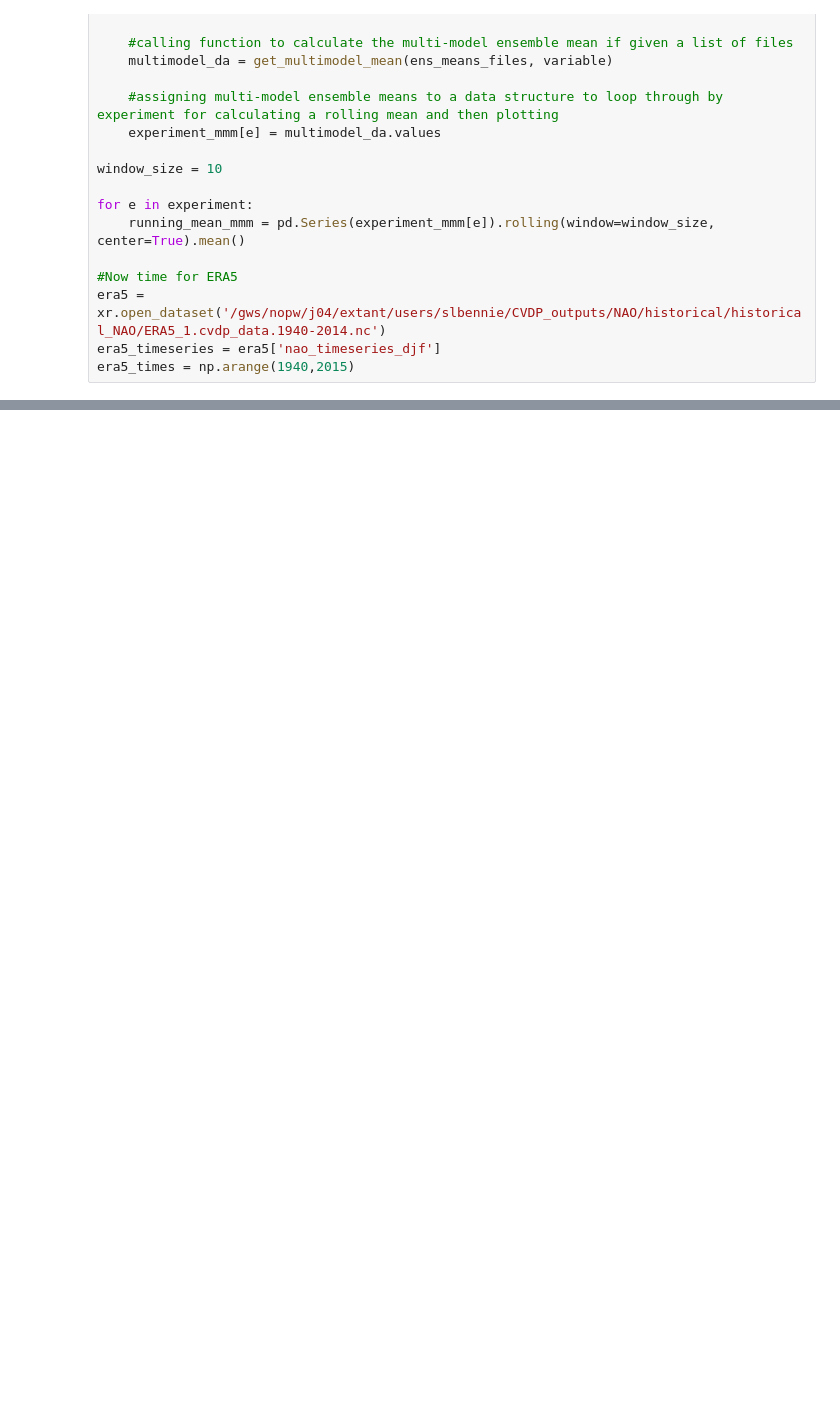
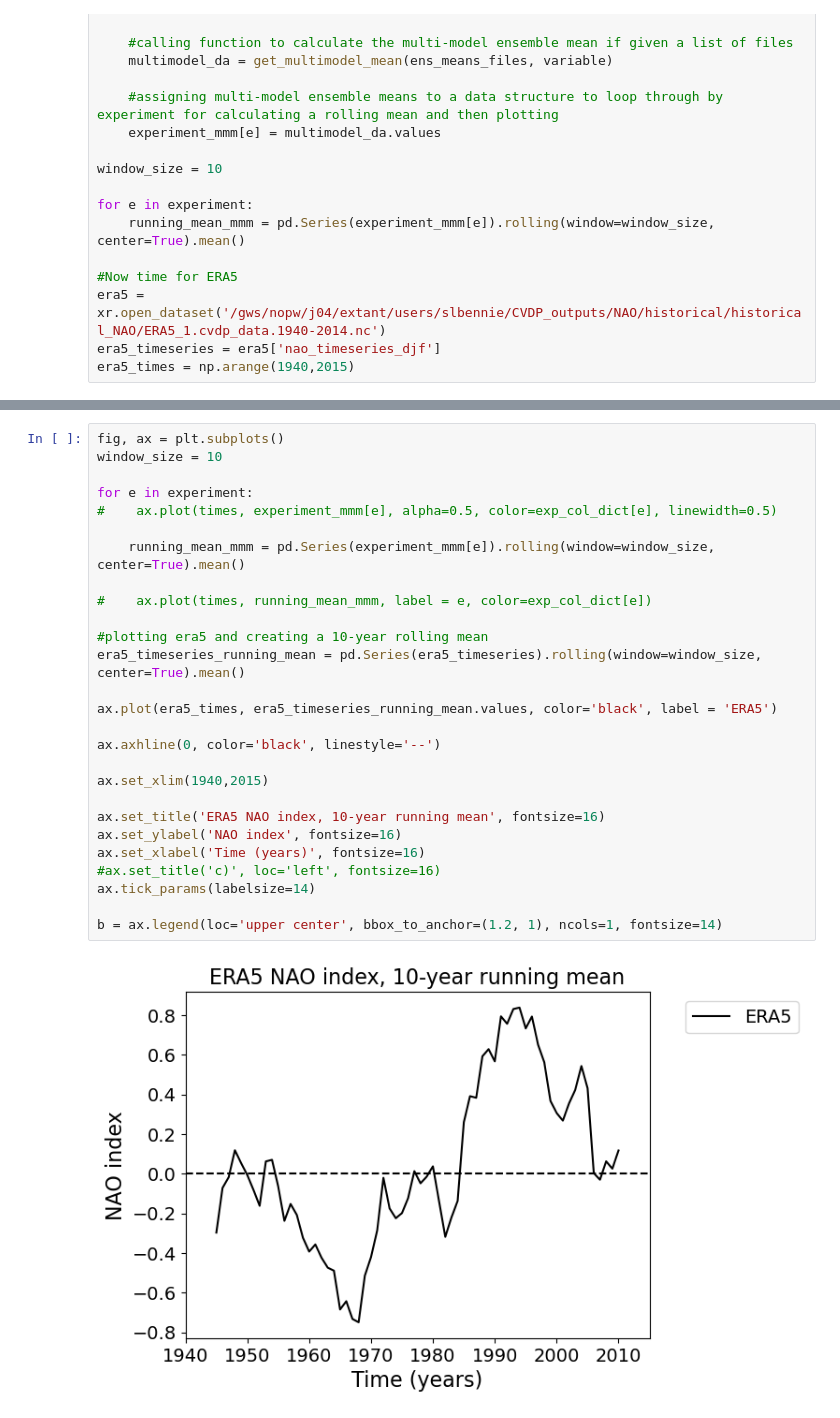
Before and after one commit to slbennie/scripts_trend_projections, a Jupyter notebook: NAtlantic_WG/NAO_community_paper_plotting/Trend_BF_analysis_1850-2014_updated_with_projections.ipynb, the cells around one changed output, grey strips where cells are left out. Drawn from its saved outputs; the diff is of its cells as text; blank space fills up the shorter version.

```diff
--- a/NAtlantic_WG/NAO_community_paper_plotting/Trend_BF_analysis_1850-2014_updated_with_projections.ipynb
+++ b/NAtlantic_WG/NAO_community_paper_plotting/Trend_BF_analysis_1850-2014_updated_with_projections.ipynb
@@ -290,3 +293,32 @@ plt.savefig('NAO_community_paper_plots_updated_projection_methodology/NAtlantic_
+# %%
+fig, ax = plt.subplots()
+window_size = 10
+
+for e in experiment:
+#    ax.plot(times, experiment_mmm[e], alpha=0.5, color=exp_col_dict[e], linewidth=0.5)
+
+    running_mean_mmm = pd.Series(experiment_mmm[e]).rolling(window=window_size, center=True).mean()
+
+#    ax.plot(times, running_mean_mmm, label = e, color=exp_col_dict[e])
+
+#plotting era5 and creating a 10-year rolling mean
+era5_timeseries_running_mean = pd.Series(era5_timeseries).rolling(window=window_size, center=True).mean()
+
+ax.plot(era5_times, era5_timeseries_running_mean.values, color='black', label = 'ERA5')
+
+ax.axhline(0, color='black', linestyle='--')
+
+ax.set_xlim(1940,2015)
+
+ax.set_title('ERA5 NAO index, 10-year running mean', fontsize=16)
+ax.set_ylabel('NAO index', fontsize=16)
+ax.set_xlabel('Time (years)', fontsize=16)
+#ax.set_title('c)', loc='left', fontsize=16)
+ax.tick_params(labelsize=14)
+
+b = ax.legend(loc='upper center', bbox_to_anchor=(1.2, 1), ncols=1, fontsize=14)
+# %% [output]
+[figure, added]
 # %%
 fig, ax = plt.subplots(nrows = 1, ncols = 2, figsize=(15,5))
 
```
Also changed, not shown: parts of 4 cells of this notebook, 4 other files.
